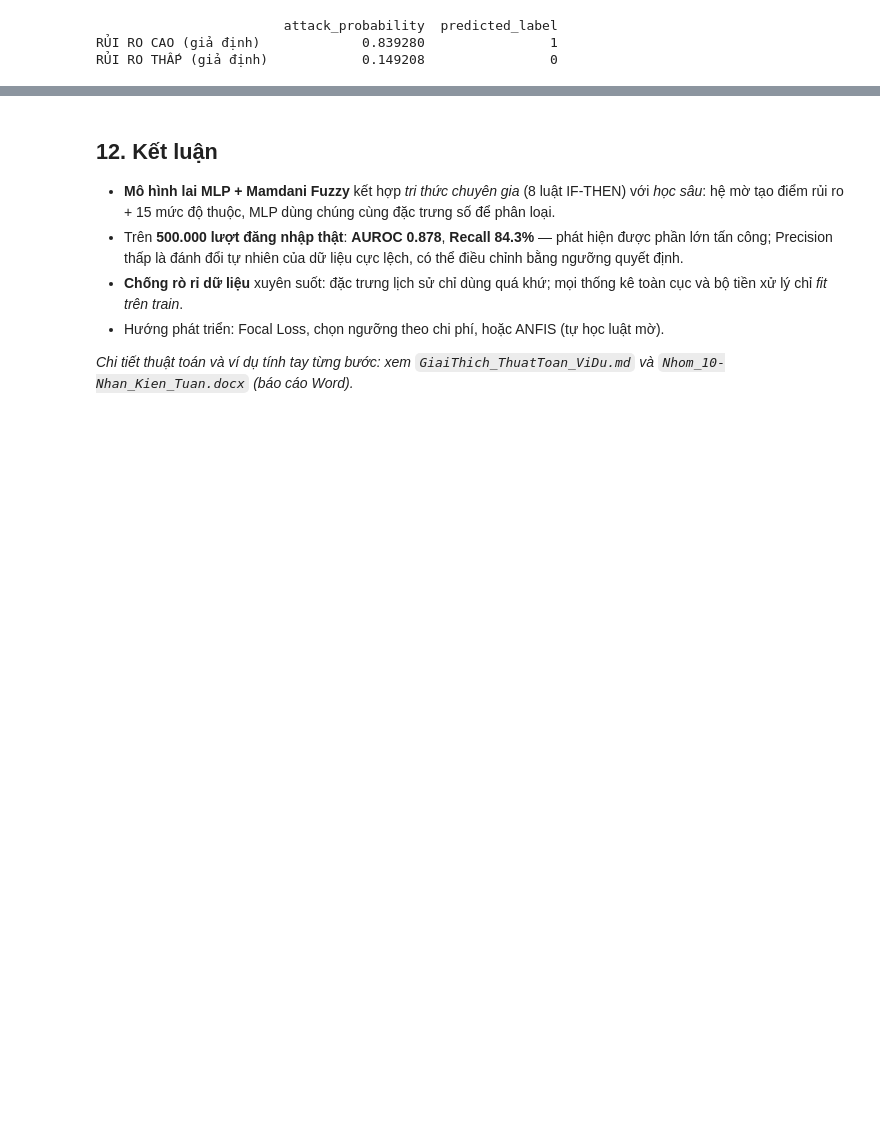
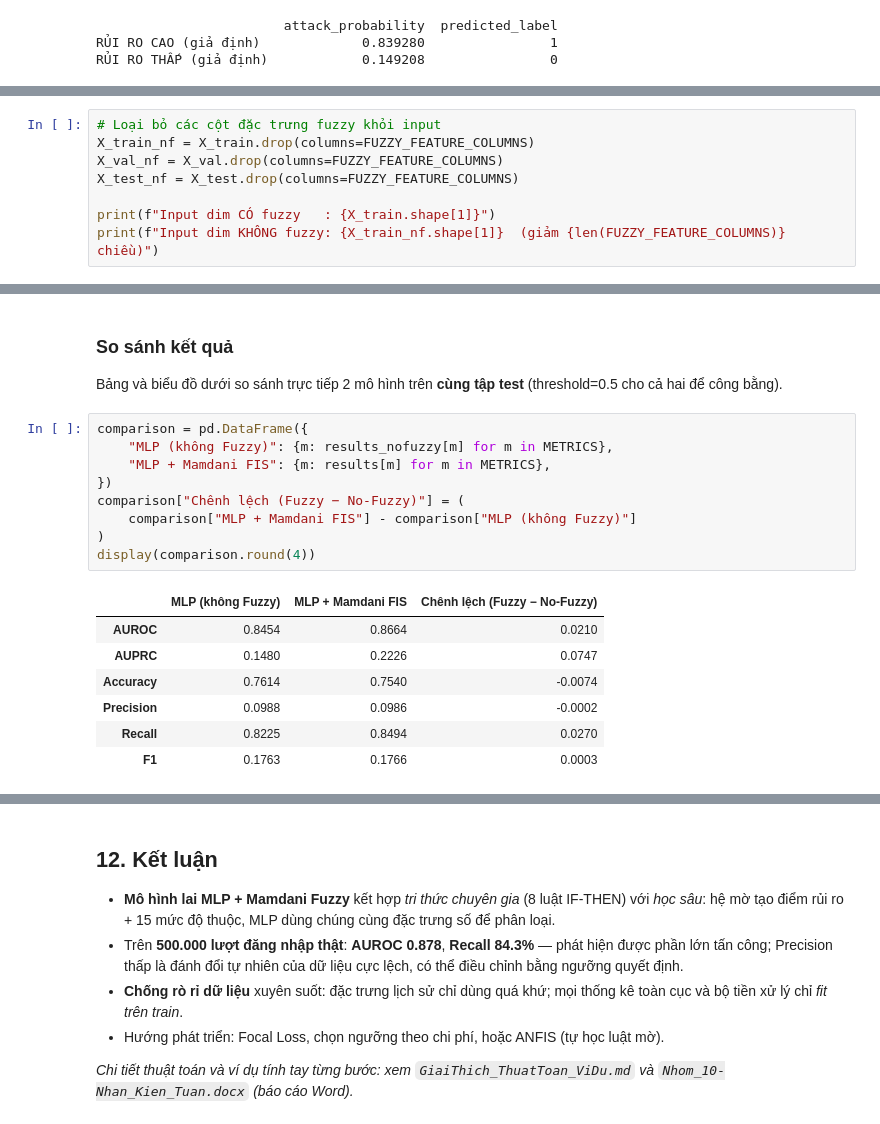
Before and after one commit to 2591317-student/MachineLearningAdvance, a Jupyter notebook: Nhom_10-Nhan_Kien_Tuan.ipynb, the cells around one changed output, grey strips where cells are left out. Cells and saved outputs as stored; diff of their text form; blank space fills up the shorter version.

```diff
--- a/Nhom_10-Nhan_Kien_Tuan.ipynb
+++ b/Nhom_10-Nhan_Kien_Tuan.ipynb
@@ -680,0 +759,8 @@ RỦI RO THẤP (giả định)            0.149208                0
+# %%
+# Loại bỏ các cột đặc trưng fuzzy khỏi input
+X_train_nf = X_train.drop(columns=FUZZY_FEATURE_COLUMNS)
+X_val_nf = X_val.drop(columns=FUZZY_FEATURE_COLUMNS)
+X_test_nf = X_test.drop(columns=FUZZY_FEATURE_COLUMNS)
+
+print(f"Input dim CÓ fuzzy   : {X_train.shape[1]}")
+print(f"Input dim KHÔNG fuzzy: {X_train_nf.shape[1]}  (giảm {len(FUZZY_FEATURE_COLUMNS)} chiều)")
@@ -680,0 +816,21 @@ RỦI RO THẤP (giả định)            0.149208                0
+# %% [markdown]
+### So sánh kết quả
+
+Bảng và biểu đồ dưới so sánh trực tiếp 2 mô hình trên **cùng tập test** (threshold=0.5 cho cả hai để công bằng).
+# %%
+comparison = pd.DataFrame({
+    "MLP (không Fuzzy)": {m: results_nofuzzy[m] for m in METRICS},
+    "MLP + Mamdani FIS": {m: results[m] for m in METRICS},
+})
+comparison["Chênh lệch (Fuzzy − No-Fuzzy)"] = (
+    comparison["MLP + Mamdani FIS"] - comparison["MLP (không Fuzzy)"]
+)
+display(comparison.round(4))
+# %% [output]
+|  | MLP (không Fuzzy) | MLP + Mamdani FIS | Chênh lệch (Fuzzy − No-Fuzzy) |
+| AUROC | 0.8454 | 0.8664 | 0.0210 |
+| AUPRC | 0.1480 | 0.2226 | 0.0747 |
+| Accuracy | 0.7614 | 0.7540 | -0.0074 |
+| Precision | 0.0988 | 0.0986 | -0.0002 |
+| Recall | 0.8225 | 0.8494 | 0.0270 |
+| F1 | 0.1763 | 0.1766 | 0.0003 |
```
Also changed, not shown: parts of 7 cells of this notebook, 2 other files.
